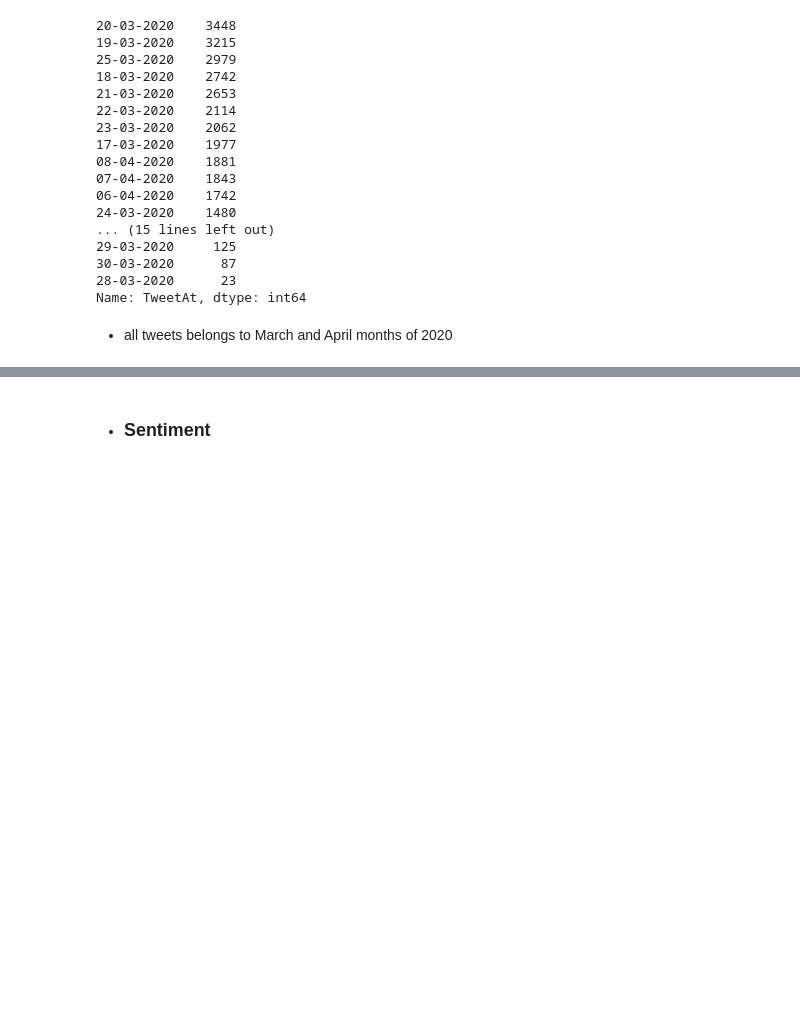
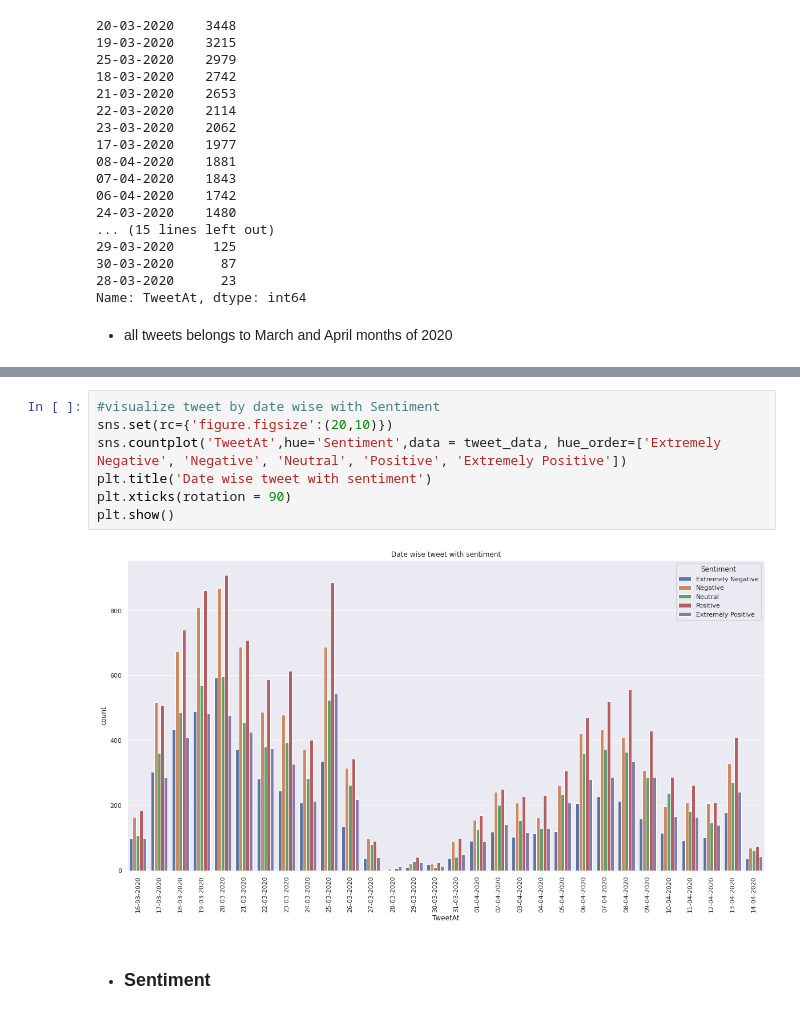
Before and after one commit to Rajesh1505/Coronavirus_Tweet_Sentiment_Analysis-Capstone_Project_3, a Jupyter notebook: Coronavirus_Tweet_Sentiment_Analysis_Rajesh_Kumar_Patel_Capstone_Project_3.ipynb, the cells around one changed output, grey strips where cells are left out. Drawn from its saved outputs; the diff is of its cells as text; blank space fills up the shorter version.

```diff
--- a/Coronavirus_Tweet_Sentiment_Analysis_Rajesh_Kumar_Patel_Capstone_Project_3.ipynb
+++ b/Coronavirus_Tweet_Sentiment_Analysis_Rajesh_Kumar_Patel_Capstone_Project_3.ipynb
@@ -178,3 +218,12 @@ Name: TweetAt, dtype: int64
+# %%
+#visualize tweet by date wise with Sentiment
+sns.set(rc={'figure.figsize':(20,10)})
+sns.countplot('TweetAt',hue='Sentiment',data = tweet_data, hue_order=['Extremely Negative', 'Negative', 'Neutral', 'Positive', 'Extremely Positive'])
+plt.title('Date wise tweet with sentiment')
+plt.xticks(rotation = 90)
+plt.show()
+# %% [output]
+[figure, added]
 # %% [markdown]
 
 *  ### **Sentiment**
```
Also changed, not shown: parts of 25 cells of this notebook.
